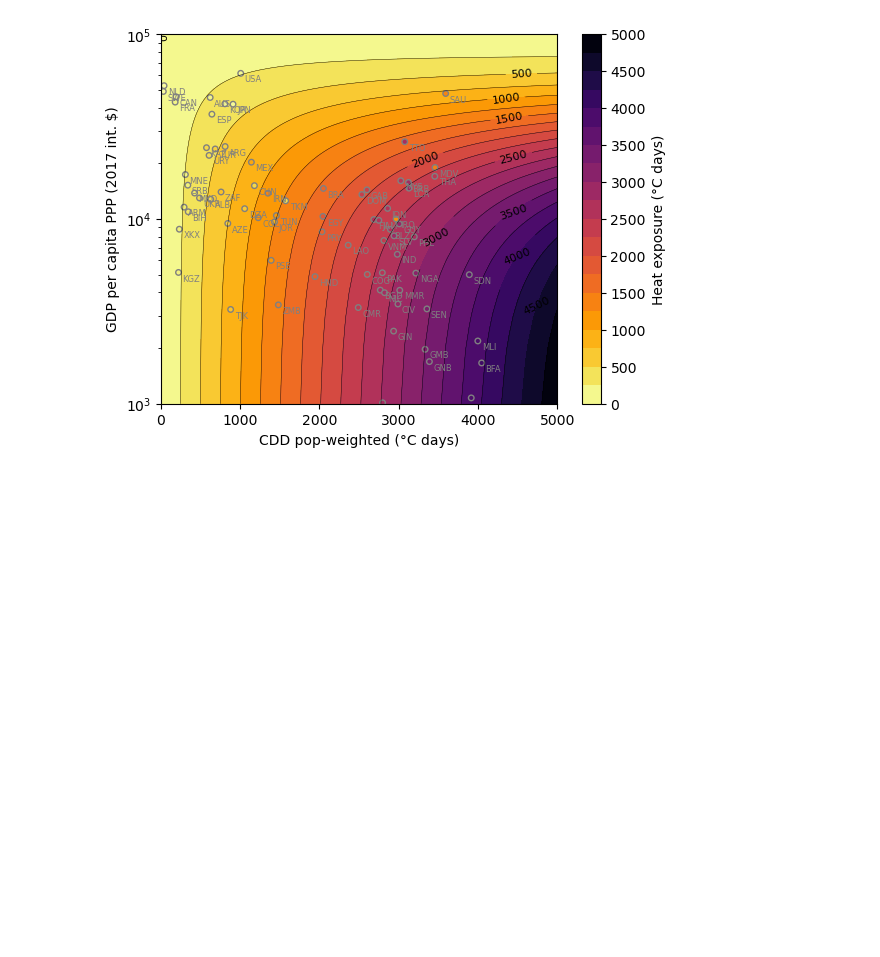
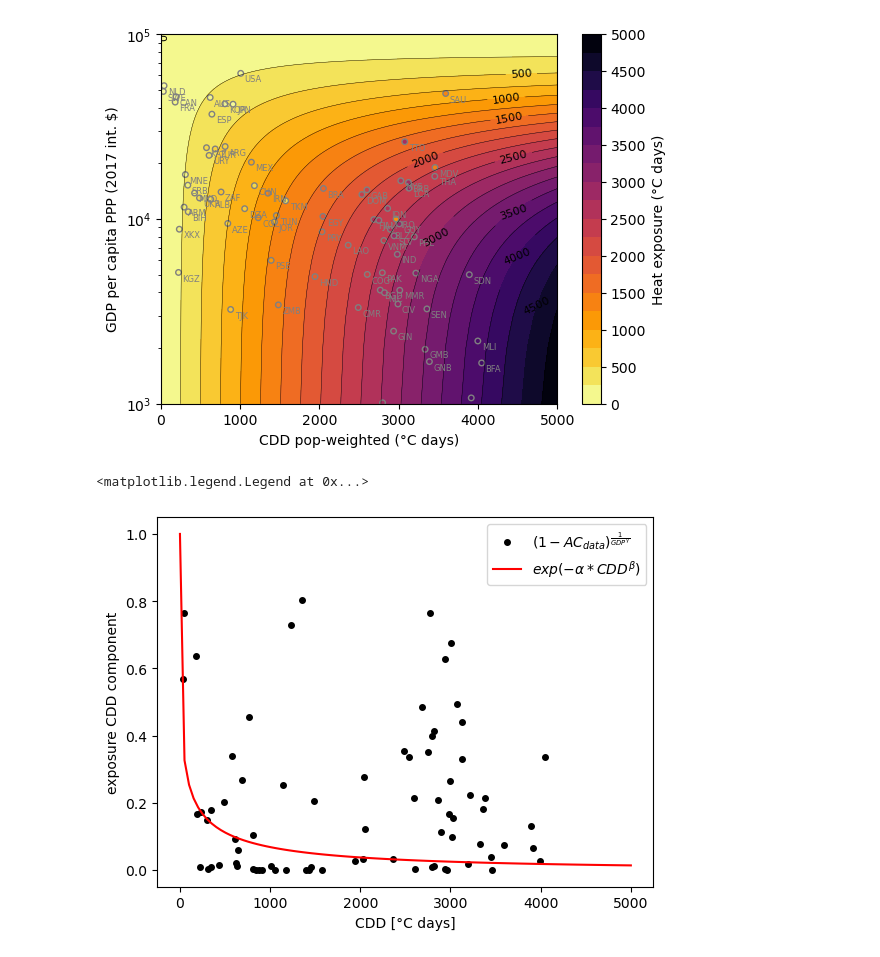
Before and after one commit to carnegie/clab_cooling_deficit_index, a Jupyter notebook: derive_exposure_function_combined.ipynb, the cells around one changed output. Cells and saved outputs as stored; diff of their text form; code cells hidden in the pictures; blank space fills up the shorter version.

```diff
--- a/derive_exposure_function_combined.ipynb
+++ b/derive_exposure_function_combined.ipynb
@@ -220,4 +220,17 @@ WARNING:matplotlib.font_manager:findfont: Font family ['Helvetica'] not found. F
 WARNING:matplotlib.font_manager:findfont: Font family ['Helvetica'] not found. Falling back to DejaVu Sans.
 WARNING:matplotlib.font_manager:findfont: Font family ['Helvetica'] not found. Falling back to DejaVu Sans.
 [figure]
+# %%
+# Plot the CDD component
+fig, ax = plt.subplots()
+cdd_range = np.linspace(0, 5000, 100)
+ac_data_cdd = (1. - ac_data['AC']) ** (1./((ac_data['GDP']/100000.)**popt_comb[2]))
+ax.plot(ac_data['CDD'], ac_data_cdd, 'o', markersize=4, color="black", label=r"$(1 - AC_{data})^{\frac{1}{GDP^{\gamma}}}$")
+ax.plot(cdd_range, np.exp(-popt_comb[0] * (cdd_range/1000.)**popt_comb[1]), color="red", label=r"$exp(-\alpha * CDD^{\beta})$")
+ax.set_xlabel("CDD [°C days]")
+ax.set_ylabel("exposure CDD component")
+ax.legend()
+# %% [output]
+<matplotlib.legend.Legend at 0x...>
+[figure, added]
 # %%
```
Also changed, not shown: parts of 1 cell of this notebook.
